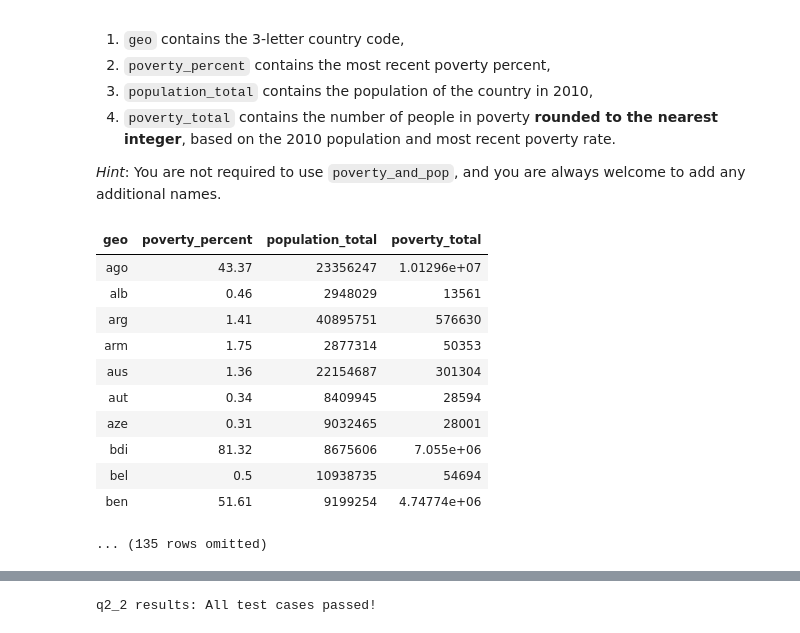
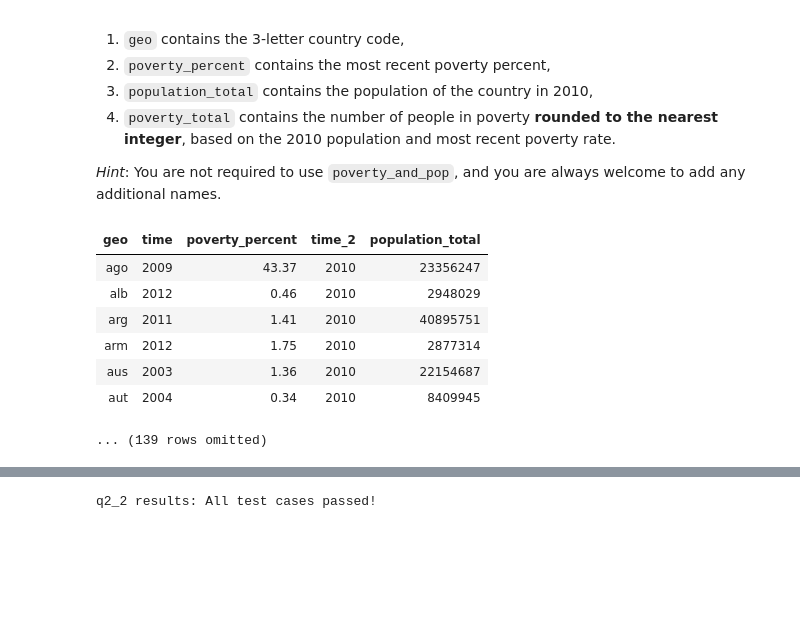
Before and after one commit to AndrewClough05/Intro-to-Data-Analytics-2.0, a Jupyter notebook: project1/project1/project1.ipynb, the cells around one changed output, grey strips where cells are left out. Saved outputs shown, nothing was run; the diff lists cells and outputs as text; code cells hidden in the pictures; blank space fills up the shorter version.

```diff
--- a/project1/project1/project1.ipynb
+++ b/project1/project1/project1.ipynb
@@ -684,20 +694,17 @@ q2_1 results: All test cases passed!
 # %%
 pov_and_pop = latest_poverty.join('geo', population.where('time', 2010), 'geo')
 poverty_total = (pov_and_pop.column("population_total") * (pov_and_pop.column("poverty_percent")/100))
 pp_with_pov_total = pov_and_pop.with_column("poverty_total", poverty_total)
 without_time2 = pp_with_pov_total.drop("time_2").drop("time")
 recent_poverty_total = without_time2.with_column('poverty_total', np.round(without_time2.column('poverty_total')))
-recent_poverty_total
+#recent_poverty_total
+pov_and_pop.show(6)
 # %% [output]
-| geo | poverty_percent | population_total | poverty_total |
-| ago | 43.37 | 23356247 | 1.01296e+07 |
-| alb | 0.46 | 2948029 | 13561 |
-| arg | 1.41 | 40895751 | 576630 |
-| arm | 1.75 | 2877314 | 50353 |
-| aus | 1.36 | 22154687 | 301304 |
-| aut | 0.34 | 8409945 | 28594 |
-| aze | 0.31 | 9032465 | 28001 |
-| bdi | 81.32 | 8675606 | 7.055e+06 |
-| bel | 0.5 | 10938735 | 54694 |
-| ben | 51.61 | 9199254 | 4.74774e+06 |
+| geo | time | poverty_percent | time_2 | population_total |
+| ago | 2009 | 43.37 | 2010 | 23356247 |
+| alb | 2012 | 0.46 | 2010 | 2948029 |
+| arg | 2011 | 1.41 | 2010 | 40895751 |
+| arm | 2012 | 1.75 | 2010 | 2877314 |
+| aus | 2003 | 1.36 | 2010 | 22154687 |
+| aut | 2004 | 0.34 | 2010 | 8409945 |
-... (135 rows omitted)
+... (139 rows omitted)
```
Also changed, not shown: parts of 8 cells of this notebook, 20 other files.
